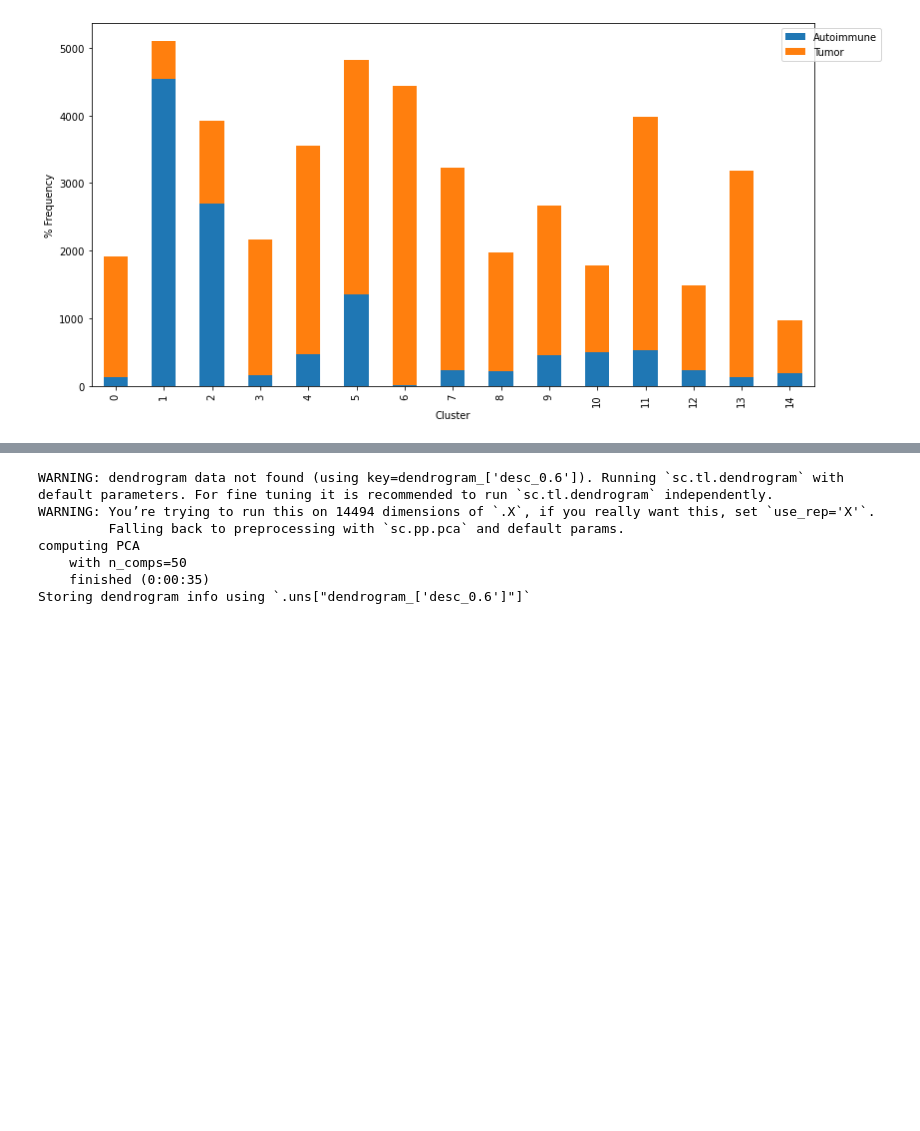
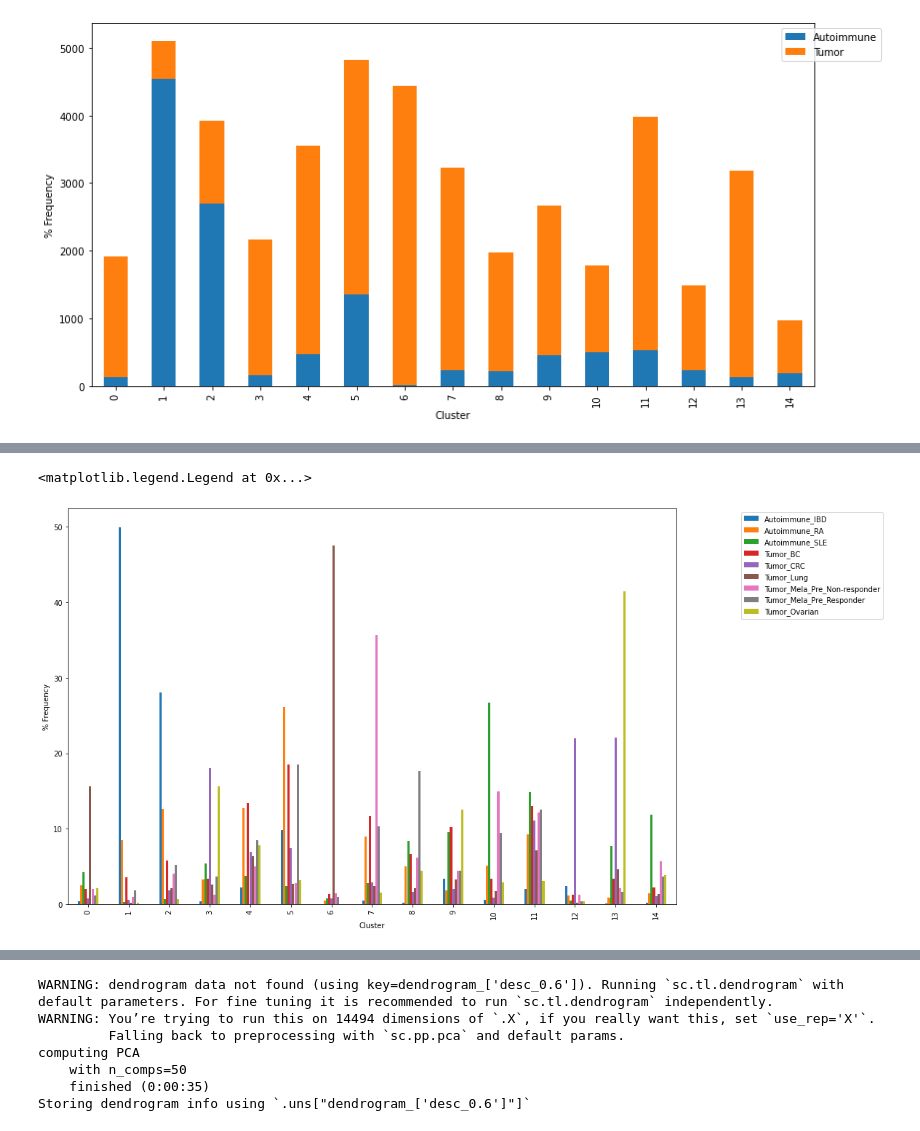
Before and after one commit to luglilab/SP028_Autoimmunity, a Jupyter notebook: Integration_Autoimmune_Tumor.ipynb, the cells around one changed output, grey strips where cells are left out. Saved outputs shown, nothing was run; the diff lists cells and outputs as text; code cells hidden in the pictures; blank space fills up the shorter version.

```diff
--- a/Integration_Autoimmune_Tumor.ipynb
+++ b/Integration_Autoimmune_Tumor.ipynb
@@ -209,0 +244,11 @@ ax1.legend(bbox_to_anchor=(1.1, 1.0))
+# %%
+fig, (ax1) = plt.subplots(1,1, figsize=(15,10))
+#
+ax1 = (pd.crosstab(adata.obs["desc_0.6"], adata.obs.TumorType,normalize="columns")*100).plot.bar(stacked=False,legend=False,ax=ax1)
+ax1.set_xlabel("Cluster")
+ax1.set_ylabel("% Frequency")
+ax1.grid(False)
+ax1.legend(bbox_to_anchor=(1.1, 1.0))
+# %% [output]
+<matplotlib.legend.Legend at 0x...>
+[figure, added]
```
Also changed, not shown: parts of 32 cells of this notebook, 3 other files.
